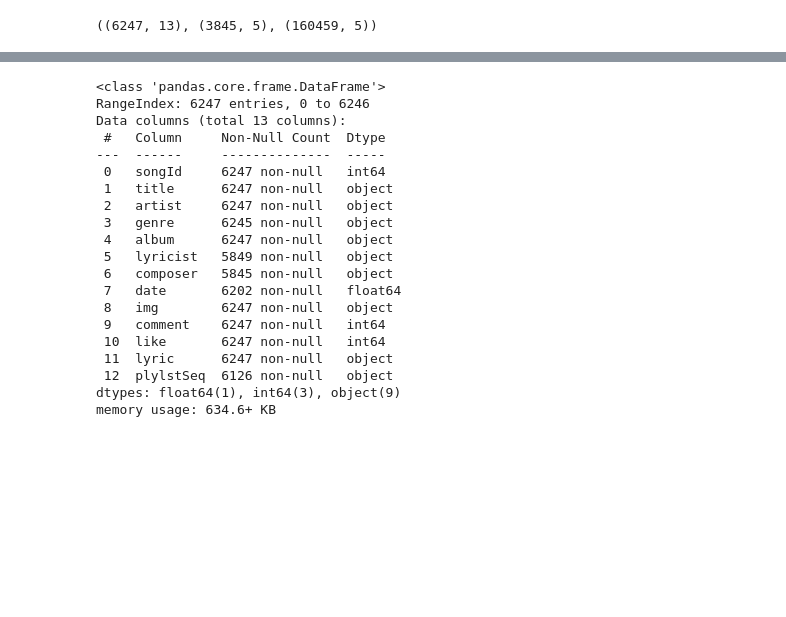
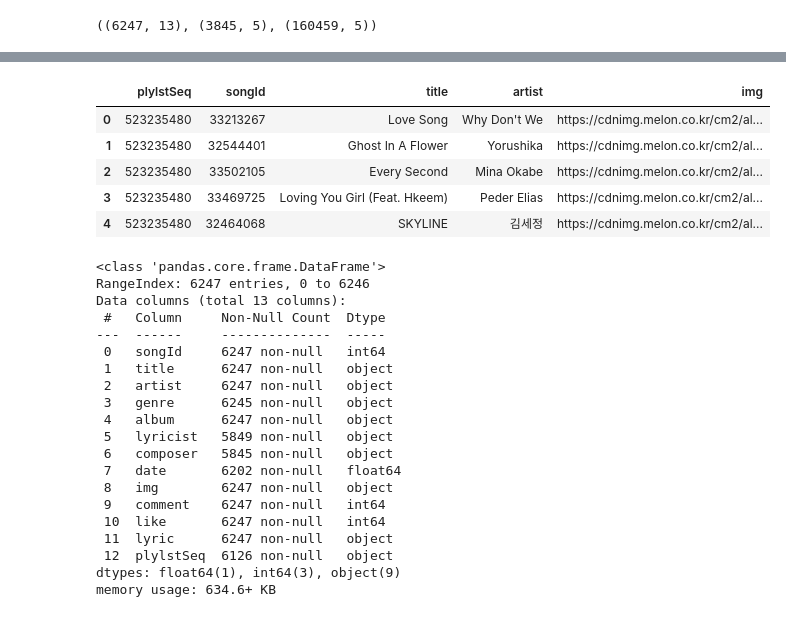
Before and after one commit to wowgang/DataAnalysis_Lecture-2023.04, a Jupyter notebook: 100.도전했조/플리기반.ipynb, the cells around one changed output, grey strips where cells are left out. Drawn from its saved outputs; the diff is of its cells as text; code cells hidden in the pictures; blank space fills up the shorter version.

```diff
--- a/100.도전했조/플리기반.ipynb
+++ b/100.도전했조/플리기반.ipynb
@@ -15,3 +24,12 @@ df.shape, plist1.shape, plist2.shape
+# %%
+plist2.head()
+# %% [output]
+|  | plylstSeq | songId | title | artist | img |
+| 0 | 523235480 | 33213267 | Love Song | Why Don't We | https://cdnimg.melon.co.kr/cm2/al... |
+| 1 | 523235480 | 32544401 | Ghost In A Flower | Yorushika | https://cdnimg.melon.co.kr/cm2/al... |
+| 2 | 523235480 | 33502105 | Every Second | Mina Okabe | https://cdnimg.melon.co.kr/cm2/al... |
+| 3 | 523235480 | 33469725 | Loving You Girl (Feat. Hkeem) | Peder Elias | https://cdnimg.melon.co.kr/cm2/al... |
+| 4 | 523235480 | 32464068 | SKYLINE | 김세정 | https://cdnimg.melon.co.kr/cm2/al... |
 # %%
 df.info()
 # %% [output]
```
Also changed, not shown: parts of 1 cell of this notebook.
